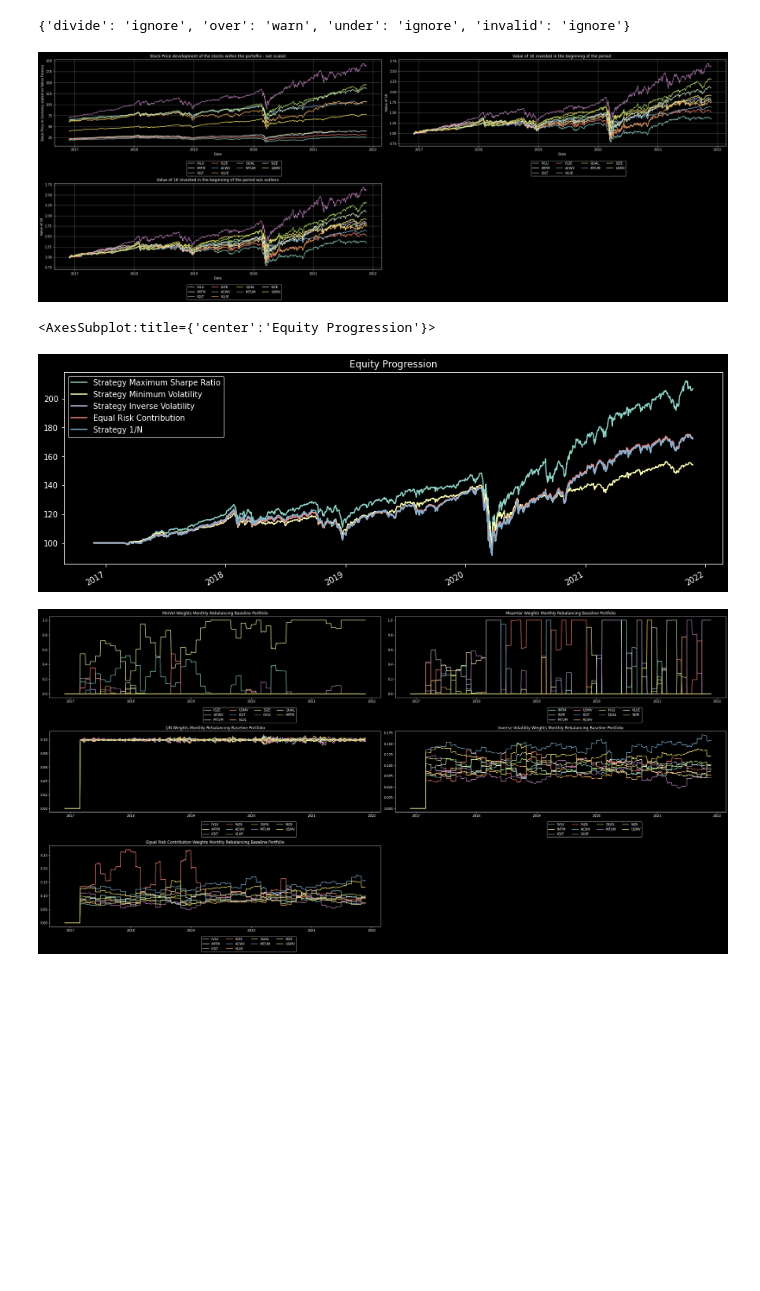
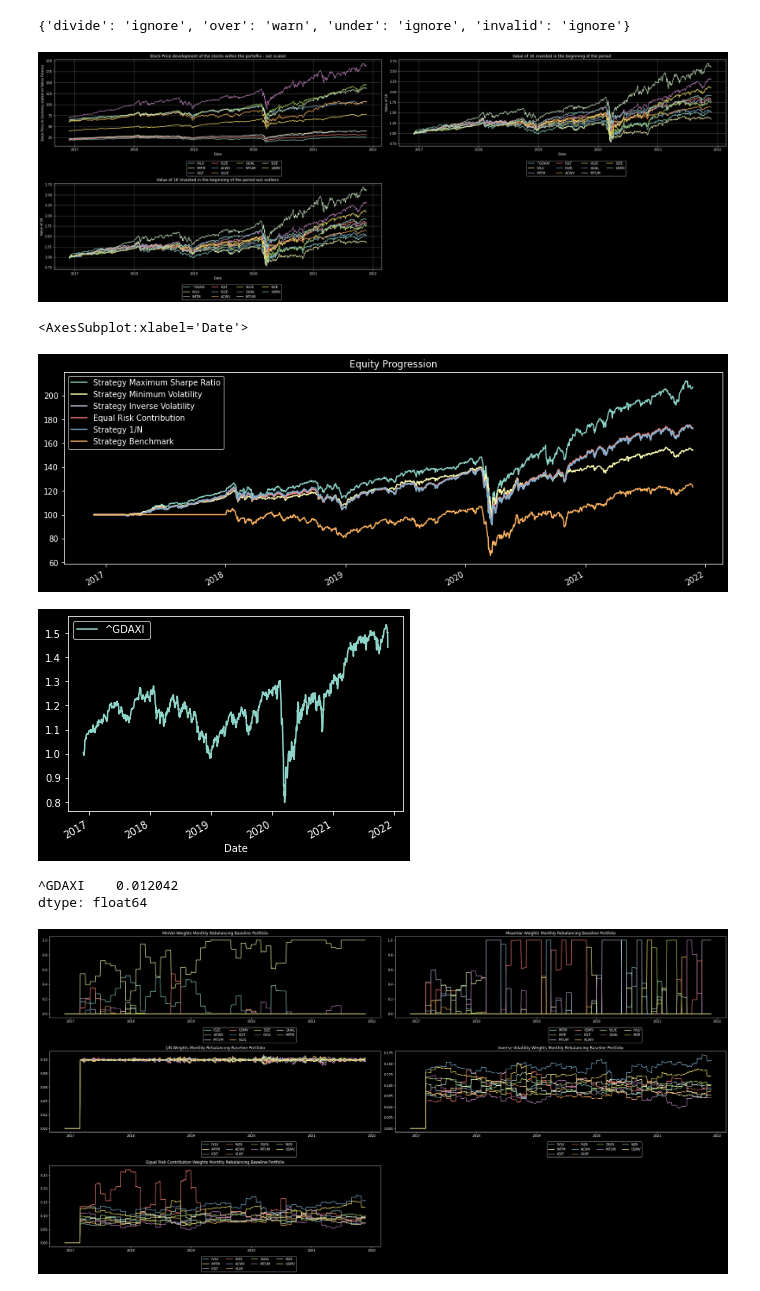
Before and after one commit to kirillstepanovv/Python-for-Finance, a Jupyter notebook: Portfolio Optimization /Optimized FS Invest Portfolio /FS_Invest_Optimization.ipynb, the cells around one changed output. Drawn from its saved outputs; the diff is of its cells as text; code cells hidden in the pictures; blank space fills up the shorter version.

```diff
--- a/Portfolio Optimization /Optimized FS Invest Portfolio /FS_Invest_Optimization.ipynb
+++ b/Portfolio Optimization /Optimized FS Invest Portfolio /FS_Invest_Optimization.ipynb
@@ -22,6 +22,11 @@ np.seterr(divide='ignore', invalid='ignore')
 #main_tickers = ['VLUE', 'QUAL', 'MTUM', 'SIZE', 'USMV'] #US factor portfolio
 #main_tickers = ['IVLU', 'IMTM', 'IQLT', 'ISZE', 'ACWV'] #International factor portfolio
 main_tickers = ['IVLU', 'IMTM', 'IQLT', 'ISZE', 'ACWV', 'VLUE', 'QUAL', 'MTUM', 'SIZE', 'USMV' ] # US + International Factor portfolio
+
+benchmark = ['^GDAXI']
+
+main_benchmark_tickers = ['^GDAXI', 'IVLU', 'IMTM', 'IQLT', 'ISZE', 'ACWV', 'VLUE', 'QUAL', 'MTUM', 'SIZE', 'USMV' ]
+
 today = dt.date.today()
 start_date_input = today - dt.timedelta(days=365*5) #importing data five years back
 # %%
@@ -35,21 +40,26 @@ def import_stock_data(tickers, start, end = datetime.today().strftime('%Y-%m-%d'
             data[t] = wb.DataReader(t, data_source='yahoo', start = start)['Adj Close']
     return(data)
 
+plot_data = import_stock_data(tickers = main_benchmark_tickers, start = start_date_input).dropna()
+
 data = import_stock_data(tickers = main_tickers, start = start_date_input).dropna()
+
+data_benchmark = import_stock_data(tickers = benchmark, start = start_date_input).dropna()
 # %%
 columns = data.columns
 fig, ax = plt.subplots(figsize=(30,15))
 plt.subplot(3,2,1)
 for col in columns:
-    plt.plot(data[col])
+    plt.plot(data[col]) #Data plotted w/o the benchmark as it has to be scaled at times
     plt.xlabel('Date')
     plt.ylabel('Stock Price in Currency stated on Yahoo Finance')
     plt.title('Stock Price development of the stocks within the portoflio - not scaled')
     plt.grid(alpha = 0.4)
     plt.legend(columns, ncol=4, fancybox=True, bbox_to_anchor=(0.70, -0.15))
 
+columns = plot_data.columns
 plt.subplot(3,2,2)
-plt.plot((data.pct_change() + 1).cumprod()) # value of 1€ invested in the beginning of the period
+plt.plot((plot_data.pct_change() + 1).cumprod()) # value of 1€ invested in the beginning of the period
 plt.xlabel('Date')
 plt.ylabel('Value of 1€')
 plt.title('Value of 1€ invested in the beginning of the period ')
@@ -58,7 +68,7 @@ plt.legend(columns, ncol=4, fancybox=True, bbox_to_anchor=(0.70, -0.15))
 
 #Removing outlier to see the returns better (if there are any)
 plt.subplot(3,2,3)
-plt.plot(((data.loc[:, data.columns!='KP5.F']).pct_change()+1).cumprod()) # value of 1€ invested in the beginning of the period
+plt.plot(((plot_data.loc[:, plot_data.columns!='KP5.F']).pct_change()+1).cumprod()) # value of 1€ invested in the beginning of the period
 plt.xlabel('Date')
 plt.ylabel('Value of 1€')
 plt.title('Value of 1€ invested in the beginning of the period w/o outliers')
@@ -67,7 +77,7 @@ plt.legend(columns, ncol=4, fancybox=True, bbox_to_anchor=(0.70, -0.15))
 
 plt.tight_layout()
 # %% [output]
-[figure, old version]
+[figure, new version]
 # %%
 #creating the minimum volatility weight function to be used in the minvol algo
 def calc_pypf_minvol_weights(prices):
@@ -164,10 +176,17 @@ strategy_invvol =  bt.Strategy('Strategy Inverse Volatility', [
 
 strategy_erc =  bt.Strategy('Equal Risk Contribution', [
                     bt.algos.RunMonthly(run_on_first_date=True, run_on_end_of_period=False),
-
+                    #bt.algos.RunAfterDate('2020-10-22'),
                     bt.algos.SelectHasData(),
                     bt.algos.WeighERC(covar_method='standard', risk_parity_method='ccd', maximum_iterations = 10000),
                     bt.algos.Rebalance()])
+
+strategy_benchmark =  bt.Strategy('Strategy Benchmark', [
+                    bt.algos.RunYearly(),
+
+                    bt.algos.SelectHasData(),
+                    bt.algos.WeighEqually(),
+                    bt.algos.Rebalance()])
 # %%
 #Markowitz portfolio
 backtest_meanvar = bt.Backtest(strategy_meanvar, data)
@@ -188,11 +207,23 @@ result_invvol = bt.run(backtest_invvol)
 #Equal Risk Contribution
 backtest_erc = bt.Backtest(strategy_erc, data)
 result_erc = bt.run(backtest_erc)
+
+#Benchmark
+backtest_benchmark = bt.Backtest(strategy_benchmark, data_benchmark)
+result_benchmark   = bt.run(backtest_benchmark)
 # %%
-bt.run(backtest_meanvar, backtest_minvol, backtest_invvol, backtest_erc, backtest_1n).plot()
+bt.run(backtest_meanvar, backtest_minvol, backtest_invvol, backtest_erc, backtest_1n, backtest_benchmark).plot()
+
+(data_benchmark.pct_change()+1).cumprod().plot()
 # %% [output]
-<AxesSubplot:title={'center':'Equity Progression'}>
+<AxesSubplot:xlabel='Date'>
-[figure, old version]
+[figure, new version]
+[figure, added]
+# %%
+data_benchmark.pct_change().std()
+# %% [output]
+^GDAXI    0.012042
+dtype: float64
 # %%
 weights_meanvar = result_meanvar.get_security_weights()
 weights_minvol = result_minvol.get_security_weights()
```
Also changed, not shown: parts of 2 cells of this notebook.
